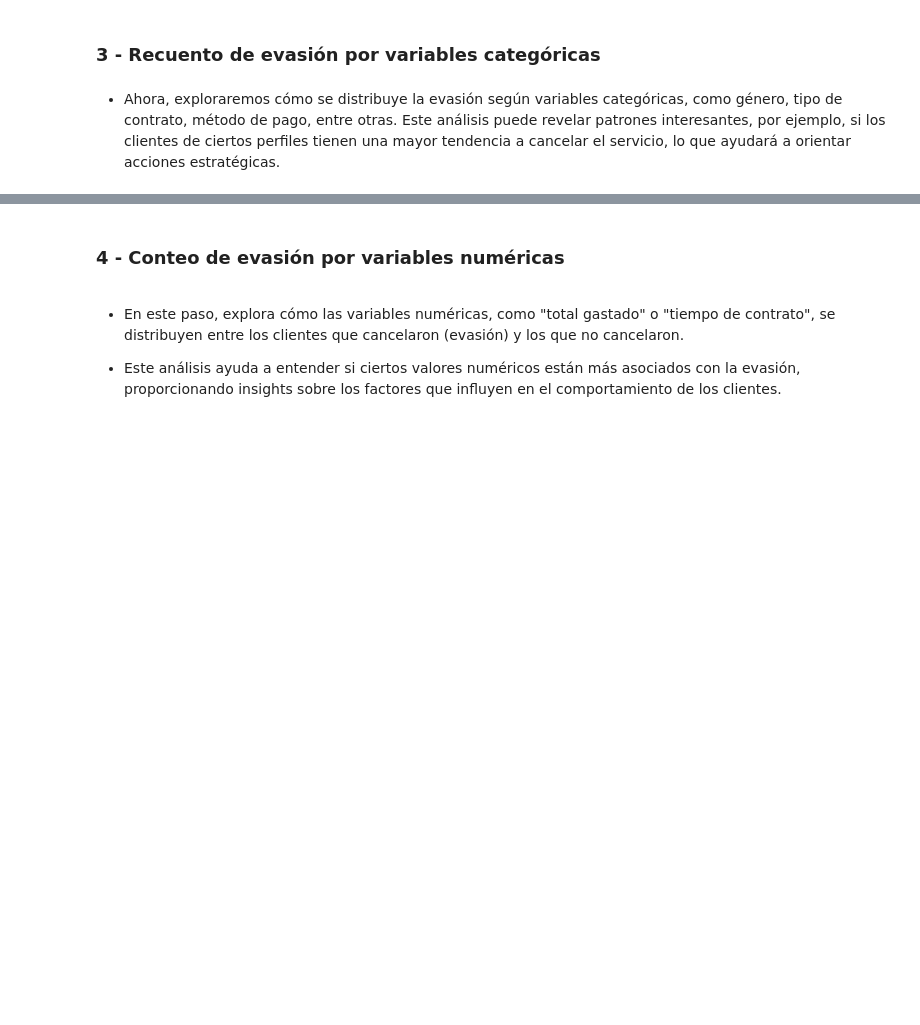
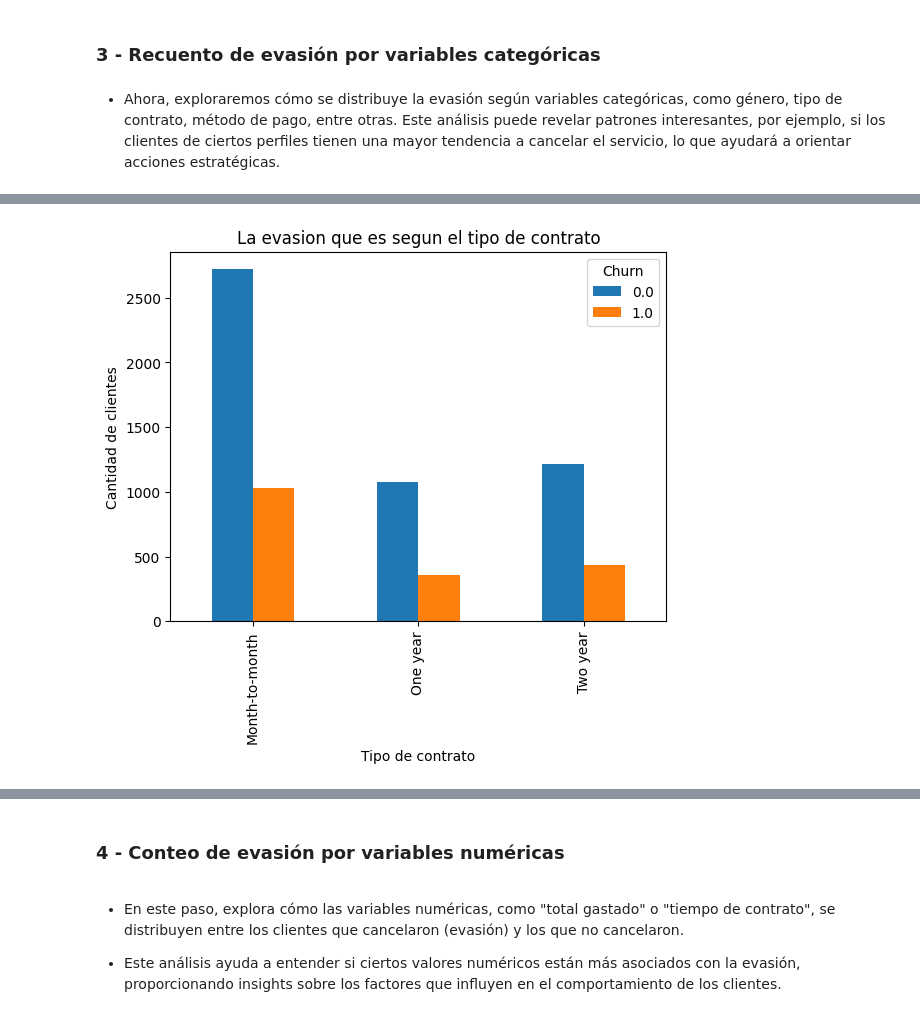
Before and after one commit to Daiana2213/Challenge-TelecomX_part1, a Jupyter notebook: TelecomX_LATAM1.ipynb, the cells around one changed output, grey strips where cells are left out. Cells and saved outputs as stored; diff of their text form; code cells hidden in the pictures; blank space fills up the shorter version.

```diff
--- a/TelecomX_LATAM1.ipynb
+++ b/TelecomX_LATAM1.ipynb
@@ -394,9 +421,11 @@ print(df.std(numeric_only=True))
 # %%
-pd.crosstab(df['TipoContrato'], df['Churn']).plot(kind='bar')
+pd.crosstab(df['Contract'], df['Churn']).plot(kind='bar')
 
 plt.title("La evasion que es segun el tipo de contrato")
 plt.xlabel("Tipo de contrato")
 plt.ylabel("Cantidad de clientes")
 
 plt.show()
+# %% [output]
+[figure, added]
 # %%
```
Also changed, not shown: parts of 26 cells of this notebook.
